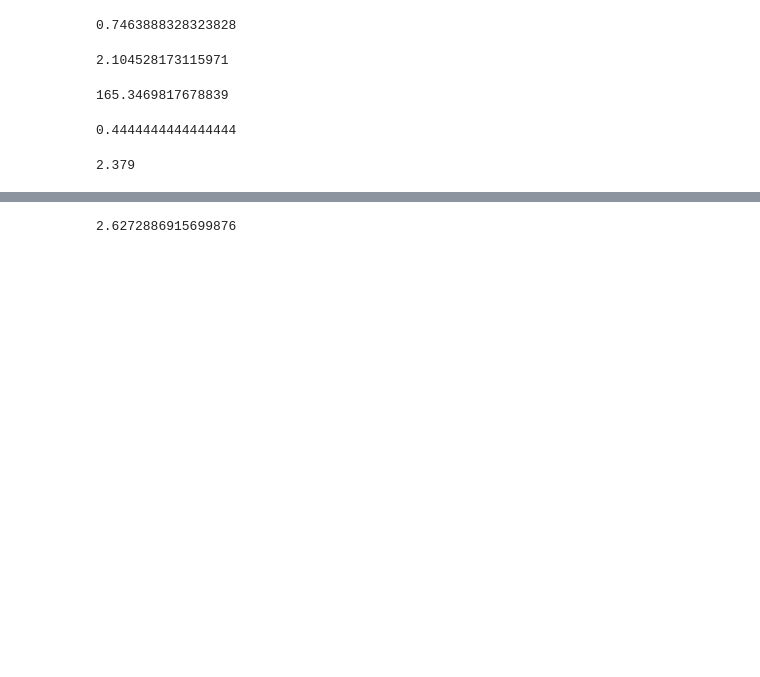
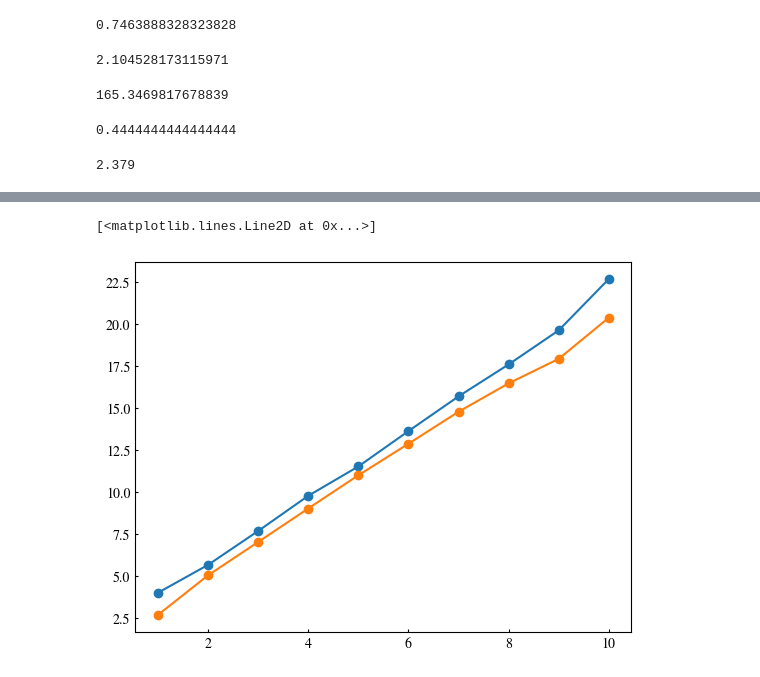
Before and after one commit to ZLoverty/ETP, a Jupyter notebook: Code/extrusion_force.ipynb, the cells around one changed output, grey strips where cells are left out. Drawn from its saved outputs; the diff is of its cells as text; code cells hidden in the pictures; blank space fills up the shorter version.

```diff
--- a/Code/extrusion_force.ipynb
+++ b/Code/extrusion_force.ipynb
@@ -1153,2 +1139,4 @@ for f in files:
 # %%
-data_clean
+folder = Path(r"/Users/zhengyang/Library/CloudStorage/OneDrive-苏州聚复科技股份有限公司/工作文件/003.挤出过程研究/003.挤出测试平台/实验数据/台差/2026-04-24")
+d1 = pd.read_csv(folder / "1-1.csv")
+d2 = pd.read_csv(folder / "2-1.csv")
@@ -1169,4 +1143,6 @@ data_clean
 # %%
-np.pi**2 * 22 / 4 / (5/1.1)**2
+plt.plot(d1["feedrate_mms"], d1["extrusion_force_N_mean"], marker="o")
+plt.plot(d2["feedrate_mms"], d2["extrusion_force_N_mean"], marker="o")
 # %% [output]
-2.6272886915699876
+[<matplotlib.lines.Line2D at 0x...>]
+[figure, added]
```
Also changed, not shown: parts of 4 cells of this notebook.
